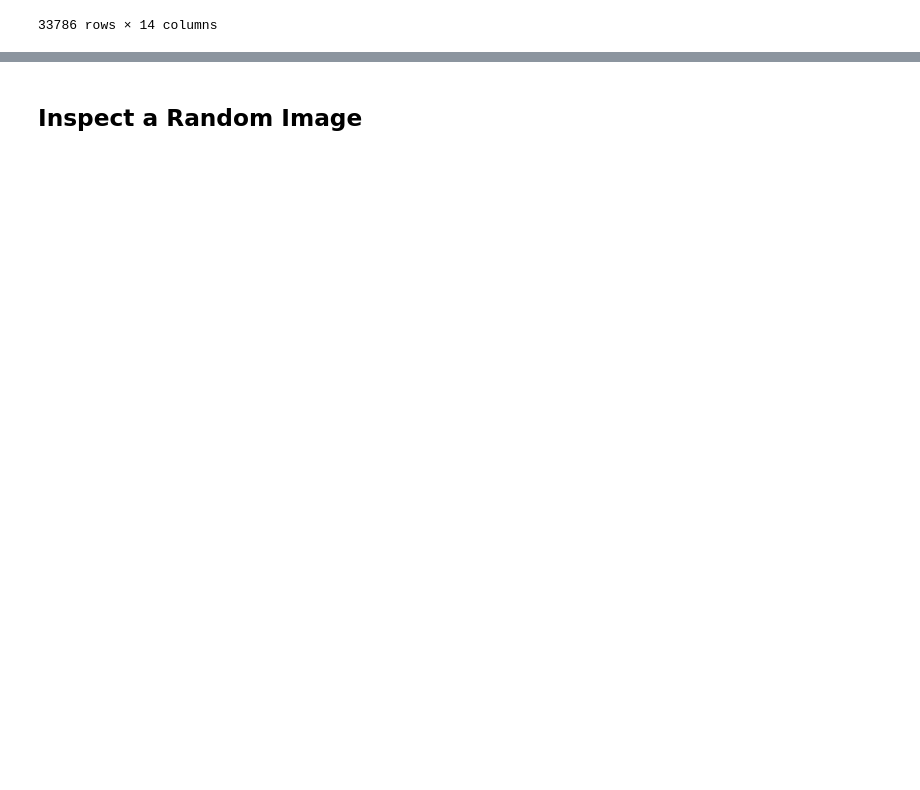
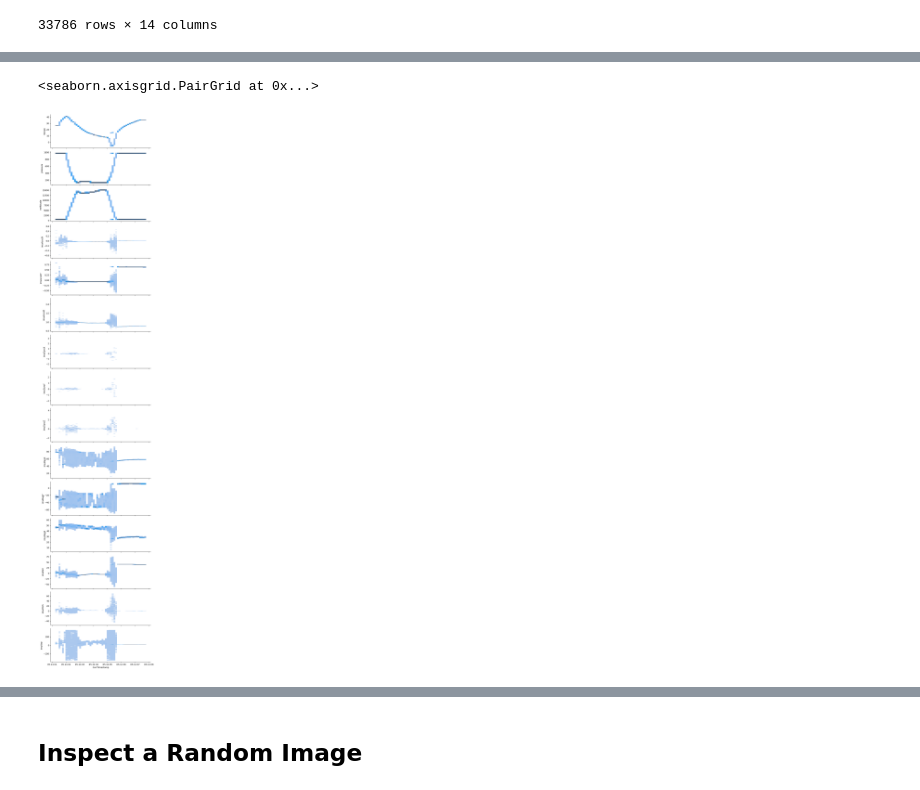
Before and after one commit to AdlerFarHorizons/NITELite-mapmaker, a Jupyter notebook: exploratory.ipynb, the cells around one changed output, grey strips where cells are left out. Cells and saved outputs as stored; diff of their text form; code cells hidden in the pictures; blank space fills up the shorter version.

Commit message:
Added exploration for opening and parsing IMU data.

```diff
--- a/exploratory.ipynb
+++ b/exploratory.ipynb
@@ -70,0 +80,28 @@ metadata.describe()
+# %%
+# Handle some situations where the pressure is negative
+ac_columns = ['TempC', 'pressure', 'mAltitude']
+imu_data.loc[imu_data['pressure'].astype(float) < 0,] = np.nan
+# %%
+# Convert to datetime, toss out IMU recordings not associated with the 5-13 flight.
+imu_data['CurrTimestamp'] = pd.to_datetime(imu_data['CurrTimestamp'])
+imu_data.drop(imu_data.index[imu_data['CurrTimestamp'] < pd.to_datetime('2022-5-13 20')], inplace=True)
+# %%
+# Assign dtypes
+skipped_cols = []
+for column in imu_data.columns:
+    if column == 'CurrTimestamp':
+        continue
+
+    imu_data[column] = imu_data[column].astype(float)
+# %%
+# Now also handle when the altitude is weird or the temperature is weird
+imu_data.loc[imu_data['TempC'] < -273,ac_columns] = np.nan
+imu_data.loc[imu_data['mAltitude'] < 0.,ac_columns] = np.nan
+imu_data.loc[imu_data['mAltitude'] > 20000.,ac_columns] = np.nan
+# %%
+# View versus time
+g = sns.PairGrid(imu_data, x_vars=['CurrTimestamp'], aspect=3)
+g.map_offdiag(sns.histplot)
+# %% [output]
+<seaborn.axisgrid.PairGrid at 0x...>
+[figure, added]
```
Also changed, not shown: parts of 11 cells of this notebook.
